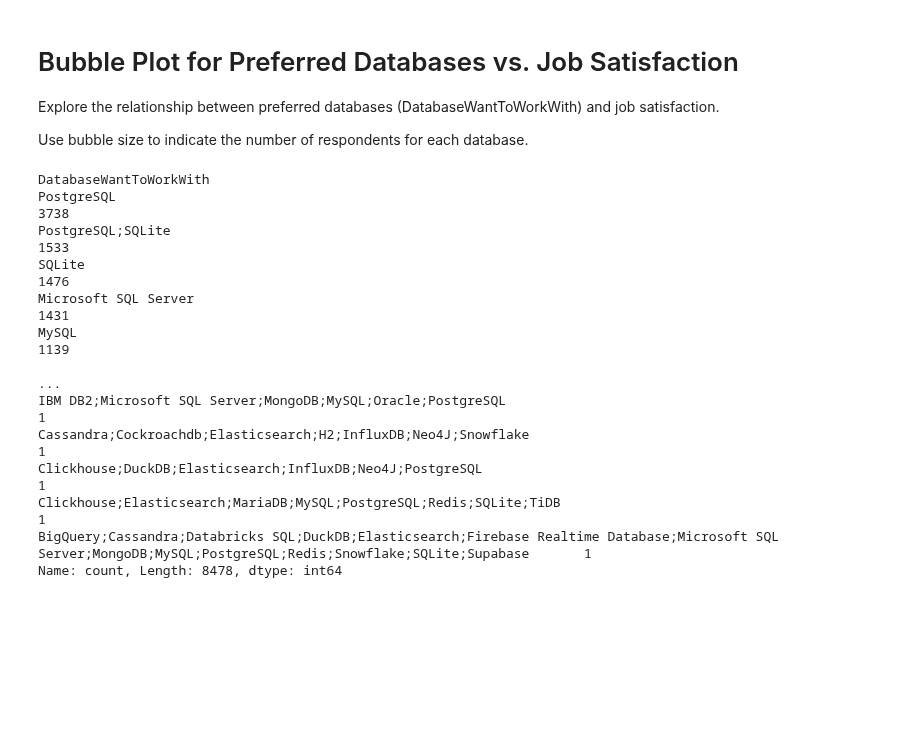
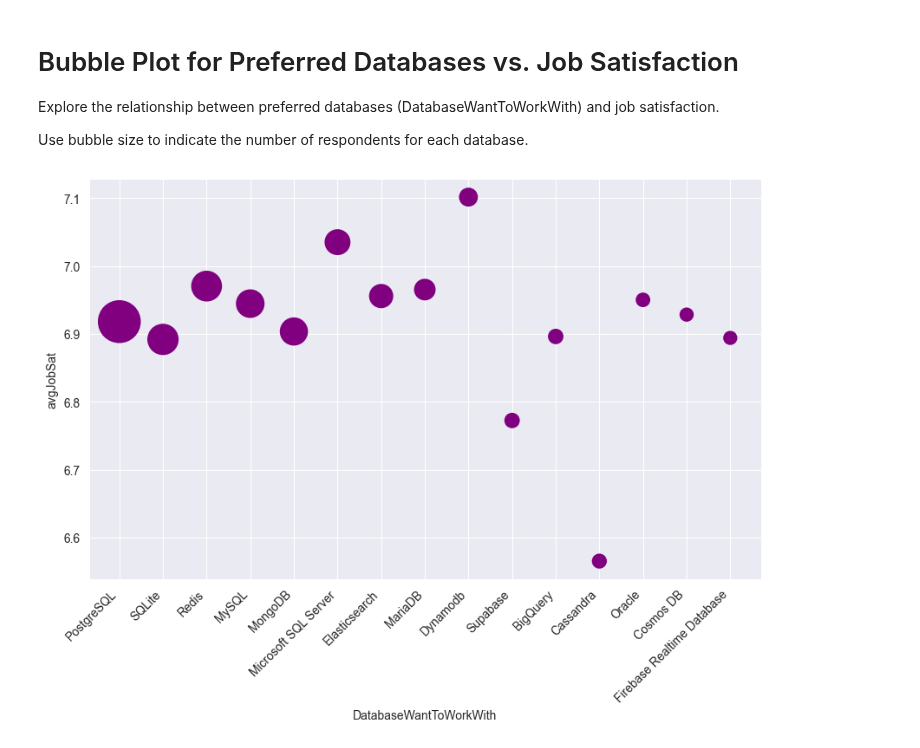
Before and after one commit to Hasan082/Data-Analysis, a Jupyter notebook: Capstone_project/Bubble_Plots.ipynb, the cells around one changed output. Cells and saved outputs as stored; diff of their text form; code cells hidden in the pictures; blank space fills up the shorter version.

Commit message:
Bubble Plot for Preferred Databases vs. Job Satisfaction

```diff
--- a/Capstone_project/Bubble_Plots.ipynb
+++ b/Capstone_project/Bubble_Plots.ipynb
@@ -191,21 +191,24 @@ df_exploded['DatabaseWantToWorkWith'] = df_exploded['DatabaseWantToWorkWith'].st
 df_exploded = df_exploded.explode('DatabaseWantToWorkWith')
 df_exploded = df_exploded.dropna(subset=['DatabaseWantToWorkWith'])
 # %%
-df_db_grouped = df_cleaned_age.groupby('DatabaseWantToWorkWith').agg(
+df_db_grouped = df_exploded.groupby('DatabaseWantToWorkWith').agg(
     RespondentCount = ('DatabaseWantToWorkWith', 'count'),
     avgJobSat = ('JobSat', 'mean'),
 ).reset_index()
+df_db_grouped = df_db_grouped.sort_values(by='RespondentCount', ascending=False).head(15)
-# %% [output]
-DatabaseWantToWorkWith
-PostgreSQL                                                                                                                                                         3738
-PostgreSQL;SQLite                                                                                                                                                  1533
-SQLite                                                                                                                                                             1476
-Microsoft SQL Server                                                                                                                                               1431
-MySQL                                                                                                                                                              1139
-                                                                                                                                                                   ...
-IBM DB2;Microsoft SQL Server;MongoDB;MySQL;Oracle;PostgreSQL                                                                                                          1
-Cassandra;Cockroachdb;Elasticsearch;H2;InfluxDB;Neo4J;Snowflake                                                                                                       1
-Clickhouse;DuckDB;Elasticsearch;InfluxDB;Neo4J;PostgreSQL                                                                                                             1
-Clickhouse;Elasticsearch;MariaDB;MySQL;PostgreSQL;Redis;SQLite;TiDB                                                                                                   1
-BigQuery;Cassandra;Databricks SQL;DuckDB;Elasticsearch;Firebase Realtime Database;Microsoft SQL Server;MongoDB;MySQL;PostgreSQL;Redis;Snowflake;SQLite;Supabase       1
-Name: count, Length: 8478, dtype: int64
+# %%
+plt.figure(figsize=(10, 6))
+plt.scatter(
+    x=df_db_grouped['DatabaseWantToWorkWith'],
+    y=df_db_grouped['avgJobSat'],
+    s=df_db_grouped['RespondentCount'] * .15,
+    alpha=1,
+    c='purple',
+    linewidths=2,
+)
+plt.xlabel('DatabaseWantToWorkWith')
+plt.ylabel('avgJobSat')
+plt.xticks(rotation=45, ha='right')
+plt.show()
+# %% [output]
+[figure, added]
```
